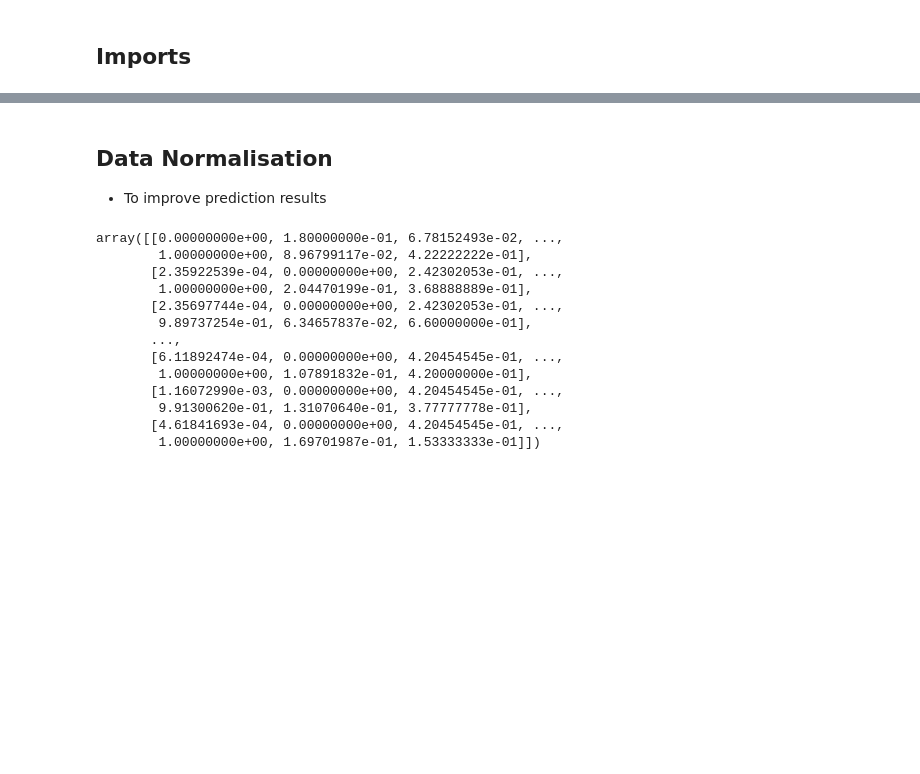
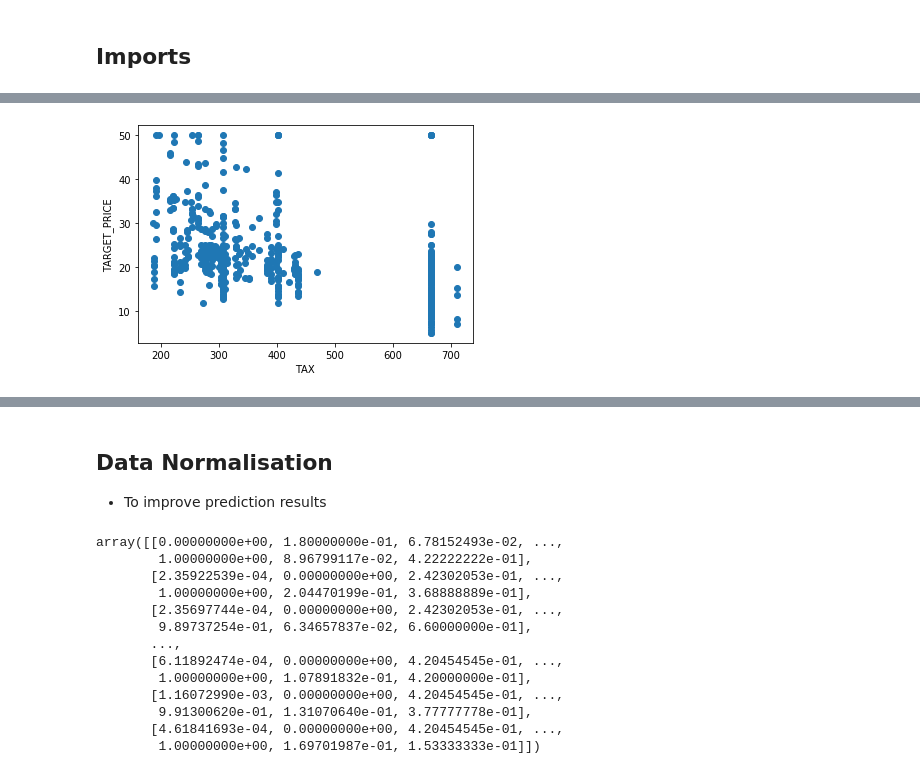
Before and after one commit to ThomasLee94/DS-2.1, a Jupyter notebook: Assignments/boston_housing_market_prediction.ipynb, the cells around one changed output, grey strips where cells are left out. Saved outputs shown, nothing was run; the diff lists cells and outputs as text; code cells hidden in the pictures; blank space fills up the shorter version.

```diff
--- a/Assignments/boston_housing_market_prediction.ipynb
+++ b/Assignments/boston_housing_market_prediction.ipynb
@@ -50,0 +159,4 @@ df.head()
+# %%
+plot_two_features("TAX")
+# %% [output]
+[figure, added]
```
Also changed, not shown: parts of 15 cells of this notebook, 2 other files.
